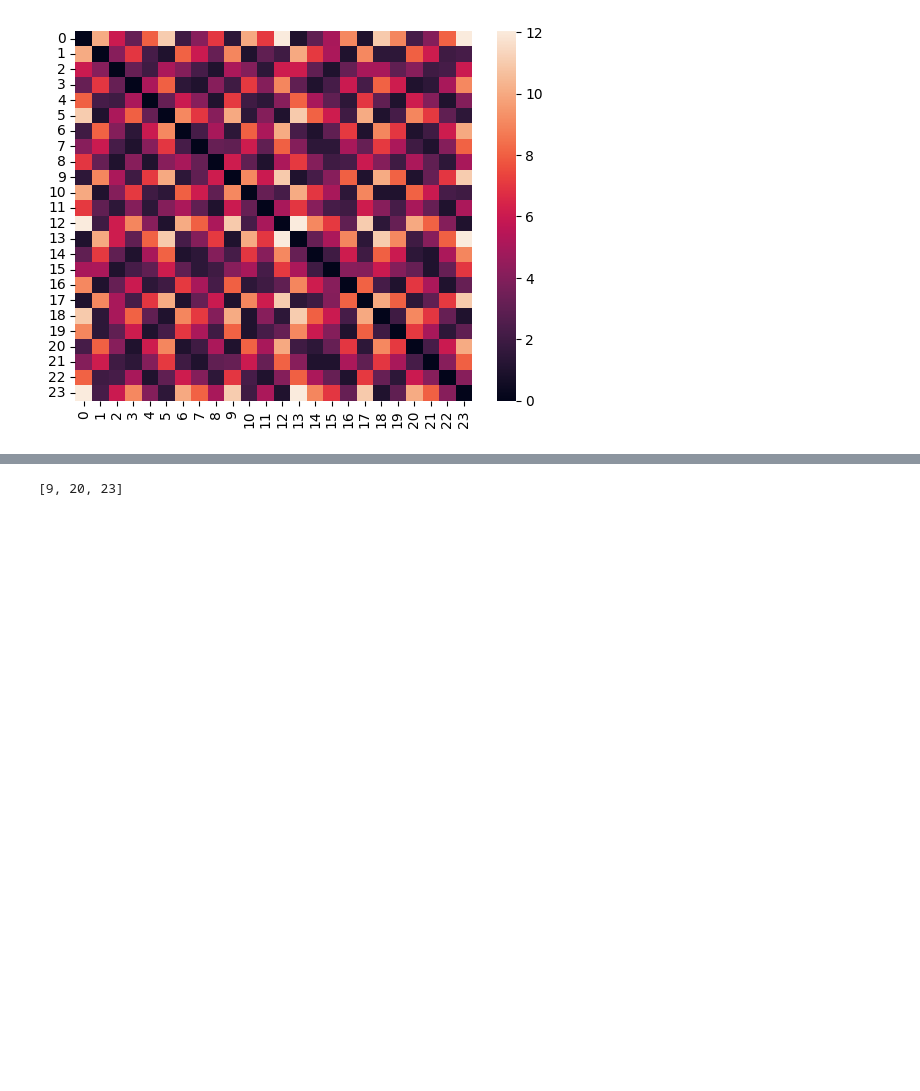
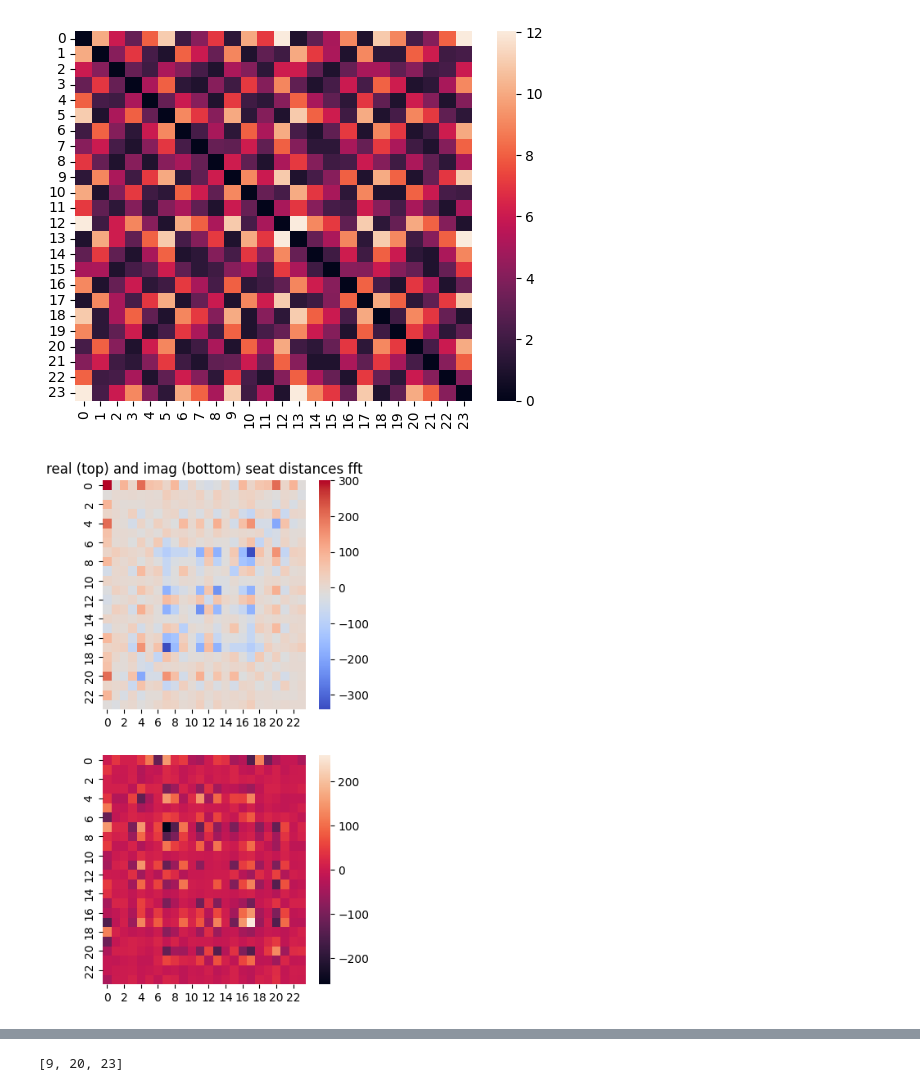
Before and after one commit to dtersegno/nz-seats, a Jupyter notebook: seats.ipynb, the cells around one changed output, grey strips where cells are left out. Cells and saved outputs as stored; diff of their text form; code cells hidden in the pictures; blank space fills up the shorter version.

Commit message:
fft and distance tracking

```diff
--- a/seats.ipynb
+++ b/seats.ipynb
@@ -80,11 +61,26 @@ distances
 # %%
 import pandas as pd
-distance_df = pd.DataFrame(distances, columns = ['seat1','seat2','distance'])
-sorted_distance_df = df.where(~((df == 'toilet') | (df == 'back door')|(df == 'Driver')|(df == 'Front door')), other = np.nan).dropna().sort_values(by = ['seat1','seat2']).astype(float)
+df = pd.DataFrame(distances, columns = ['seat1','seat2','distance'])
+sorted_distance_df = df.where(~((df == 'toilet') | (df == 'back door')|(df == 'Driver')|(df == 'Front Door')), other = np.nan).dropna().sort_values(by = ['seat1','seat2']).astype(float)
 distance_matrix = sorted_distance_df.to_numpy()
 distance_matrix = distance_matrix[:,2].reshape((24,24)).astype(float)
 
-sns.heatmap(sorted_df['distance'].to_numpy().reshape((24,24)))
+sns.heatmap(sorted_distance_df['distance'].to_numpy().reshape((24,24)))
 # %% [output]
 <Axes: >
 [figure]
+# %%
+#create the fft
+distfft = np.fft.fft2(distance_matrix)
+
+#set up a figure
+fig, ax = plt.subplots(figsize = (4,8), nrows = 2, ncols=1)
+
+realmap = sns.heatmap(np.real(distfft), ax=ax[0], vmax = 300, cmap='coolwarm')
+realmap.set_title("real (top) and imag (bottom) seat distances fft")
+
+immap = sns.heatmap(np.imag(distfft), ax = ax[1])
+# immap.set_title("imag part seat distances fft")
+plt.show()
+# %% [output]
+[figure, added]
```
Also changed, not shown: parts of 10 cells of this notebook.
